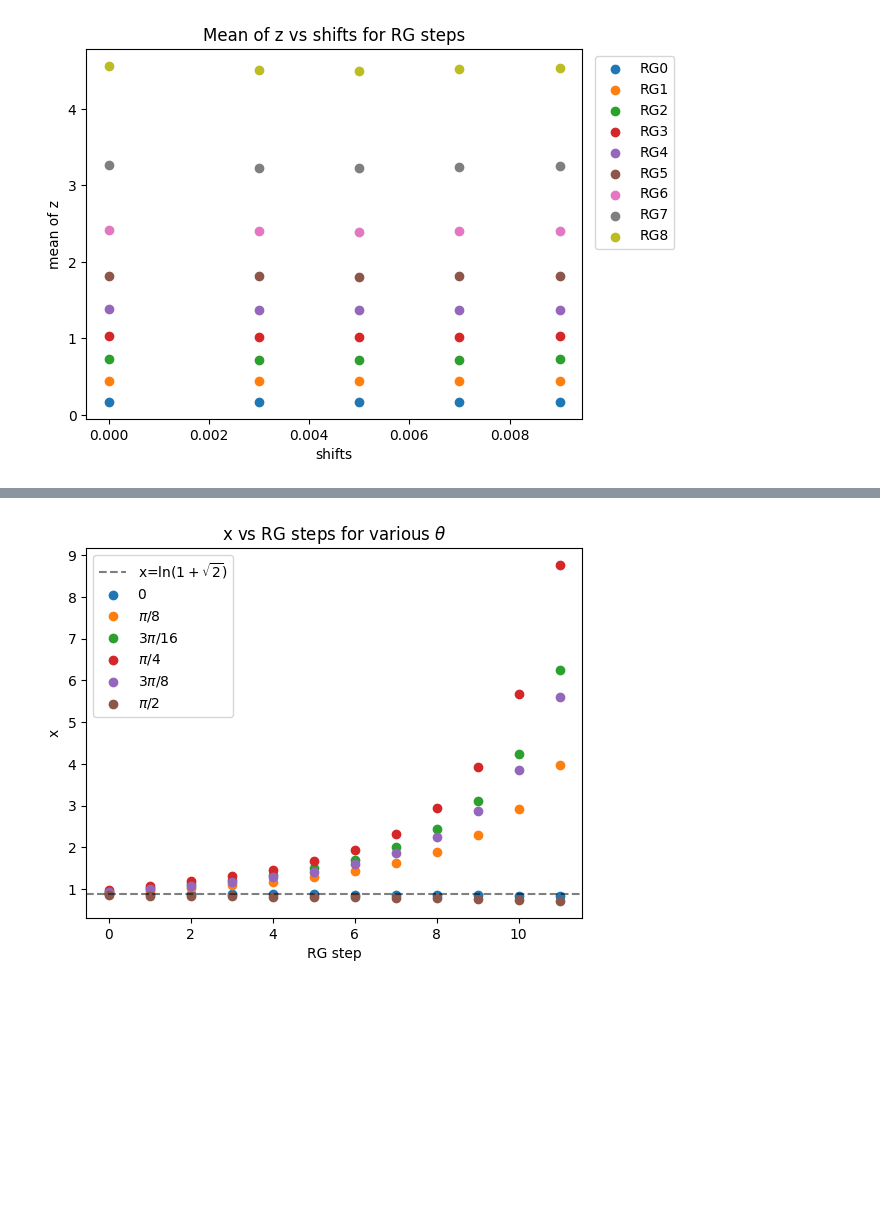
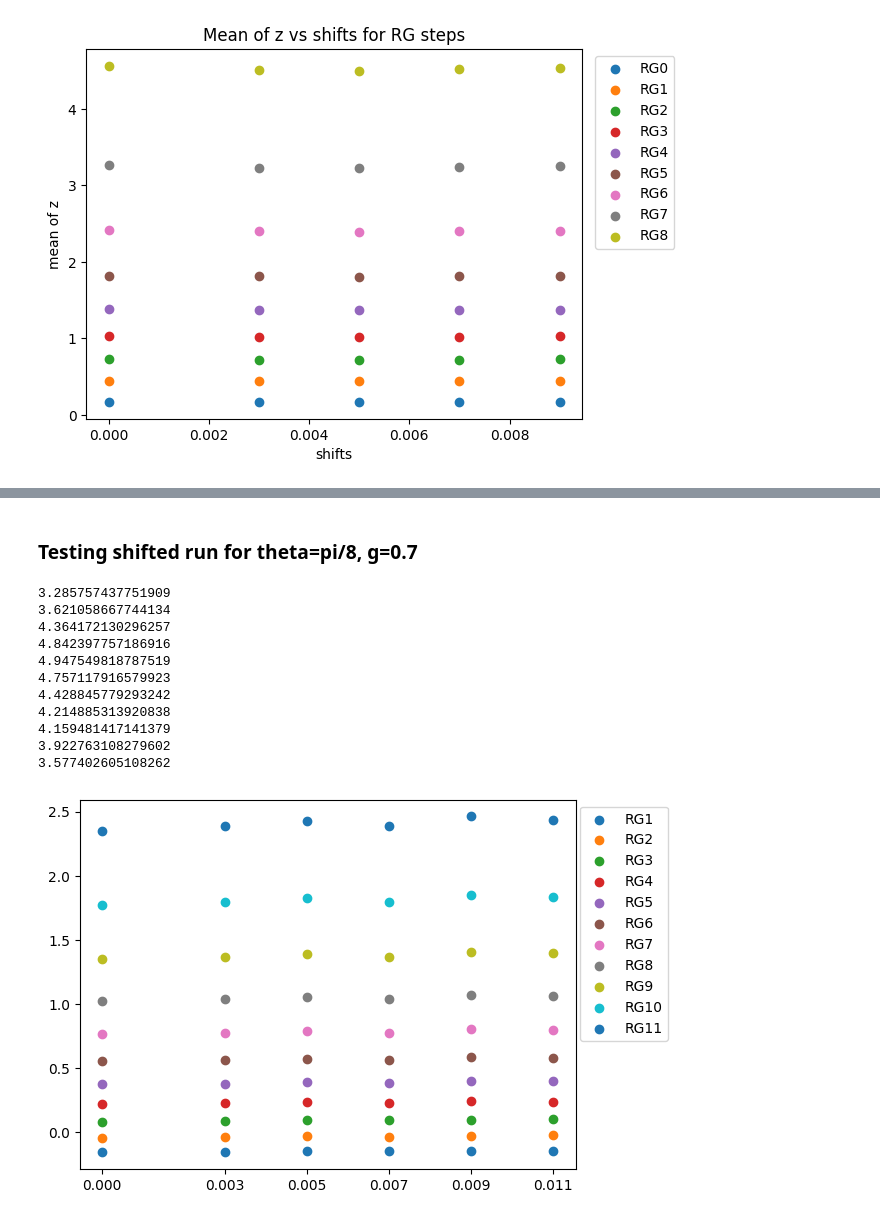
Before and after one commit to Sarkar-shreyas/PX402-RGCC, a Jupyter notebook: qshe_data.ipynb, the cells around one changed output, grey strips where cells are left out. Saved outputs shown, nothing was run; the diff lists cells and outputs as text; code cells hidden in the pictures; blank space fills up the shorter version.

Commit message:
Commented out plotly code, added theta and g test cells, made conversion table for x to g and z

```diff
--- a/qshe_data.ipynb
+++ b/qshe_data.ipynb
@@ -428,12 +391,0 @@ plt.show()
-# %%
-plt.axhline(y=np.log(1 + np.sqrt(2)), linestyle="--", color="k", label=r"x=ln$(1+\sqrt{2})$", alpha=0.5)
-for key in xmeans.keys():
-    num = len(xmeans[key])
-    plt.scatter(xaxis[:num], xmeans[key], label=thetas[key])
-plt.xlabel("RG step")
-plt.ylabel("x")
-plt.title(r"x vs RG steps for various $\theta$")
-plt.legend()
-plt.show()
-# %% [output]
-[figure, removed]
@@ -439,0 +416,56 @@ plt.show()
+# %% [markdown]
+### Testing shifted run for theta=pi/8, g=0.7
+# %%
+from source.fitters import *
+# Analyze version theta_2_g0.7 EXP
+datafolder = f"{local_dir}/theta_2_g0.7_numerical_shreyas/EXP"
+statsfolder = f"{datafolder}/stats"
+cfg = build_config(load_yaml(f"{datafolder}/updated_config.yaml"))
+shifts = cfg.shifts
+steps = cfg.steps
+mdict = defaultdict(list)
+sdict = defaultdict(list)
+rdict = defaultdict(list)
+for shift in shifts:
+    zmfile = f"{statsfolder}/{shift}/z_moments.json"
+    with open(zmfile, "r") as file:
+        data = json.load(file)
+    means = []
+    for step in range(1, steps):
+        means.append(data[f"RG_{step}"]["mean"])
+    mdict[f"{shift}"] = means
+    # plt.scatter(range(1, steps), means, label=f"{shift}")
+    s, r = fit_z_peaks(np.array(shifts), np.array(means))
+    sdict[f"{shift}"] = s
+    rdict[f"{shift}"] = r
+    # print(s, r)
+# plt.legend()
+# plt.show()
+# %%
+posshifts = [s for s in shifts if s >= 0.0]
+for step in range(1, steps):
+    d = []
+    sl = []
+    for shift in posshifts:
+        # d.append(mdict[f"{shift}"][step-1] - mdict["0.0"][step-1])
+        d.append(mdict[f"{shift}"][step-1])
+    s, r = fit_z_peaks(np.array(posshifts), np.array(d))
+    # print(s, r)
+    print(calculate_nu(s, step))
+    plt.scatter(posshifts, d, label=f"RG{step}")
+plt.xticks(posshifts)
+plt.legend(loc="upper right", bbox_to_anchor=(1.2, 1.0))
+plt.show()
+# %% [output]
+3.285757437751909
+3.621058667744134
+4.364172130296257
+4.842397757186916
+4.947549818787519
+4.757117916579923
+4.428845779293242
+4.214885313920838
+4.159481417141379
+3.922763108279602
+3.577402605108262
+[figure, added]
```
Also changed, not shown: parts of 12 cells of this notebook, 1 other file.
